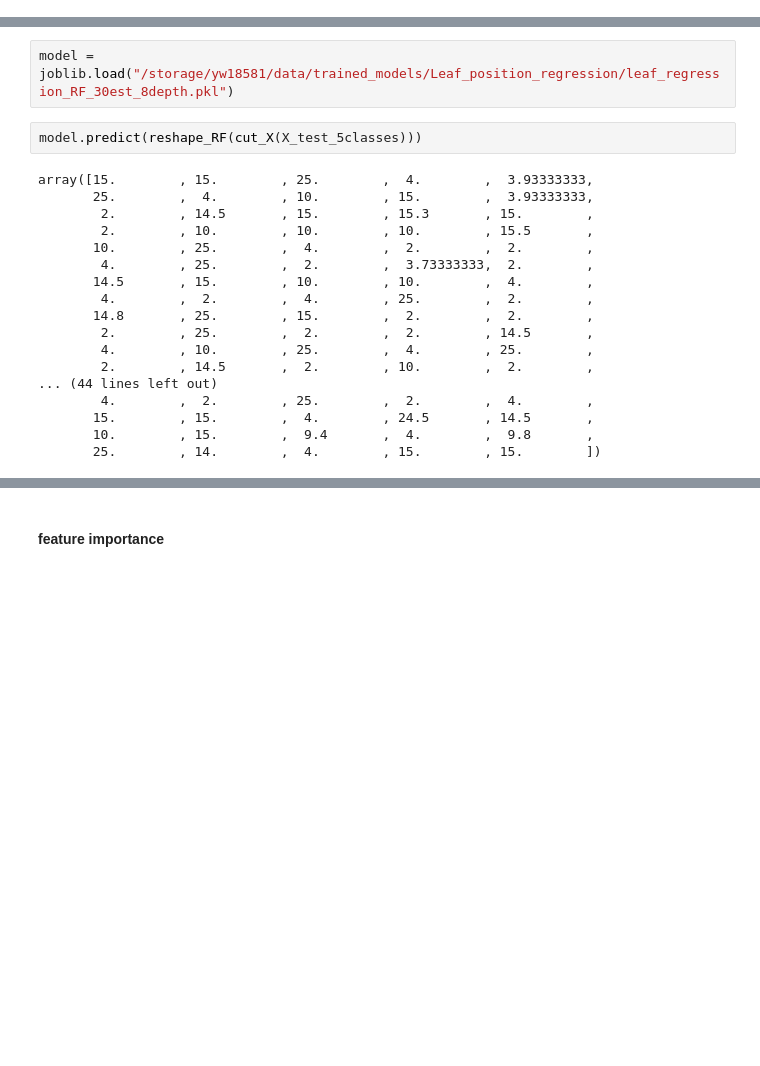
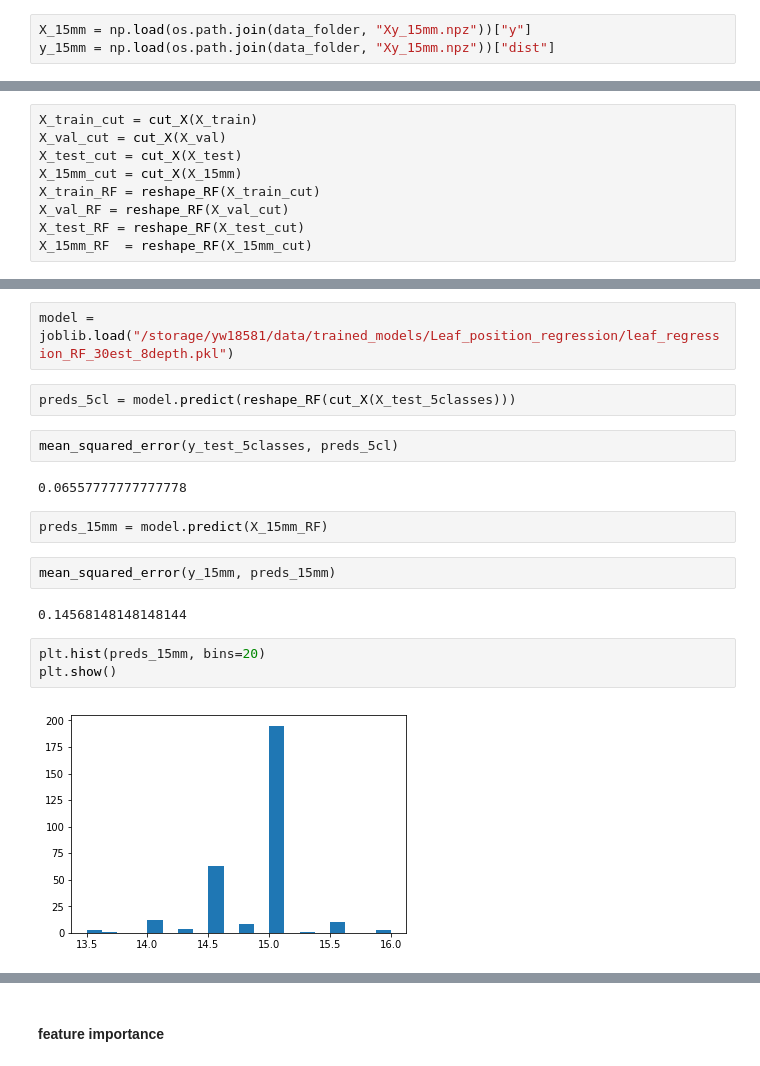
Before and after one commit to cdesio/leaf_reco, a Jupyter notebook: notebooks/Test_RF.ipynb, the cells around one changed output, grey strips where cells are left out. Cells and saved outputs as stored; diff of their text form; blank space fills up the shorter version.

Commit message:
try with random forest - predict on unseen 15mm data

```diff
--- a/notebooks/Test_RF.ipynb
+++ b/notebooks/Test_RF.ipynb
@@ -15,6 +21,9 @@ y_test = np.load(os.path.join(data_folder, 'Xy_test_dist.npz'))["dist"]
 # %%
 X_test_5classes = np.load(os.path.join(data_folder, "Xy_test_strat_dist_5classes.npz"))["y"]
 y_test_5classes = np.load(os.path.join(data_folder, "Xy_test_strat_dist_5classes.npz"))["dist"]
+# %%
+X_15mm = np.load(os.path.join(data_folder, "Xy_15mm.npz"))["y"]
+y_15mm = np.load(os.path.join(data_folder, "Xy_15mm.npz"))["dist"]
 # %% [markdown]
 #### reshape data for Random Forest
 # %%
@@ -37,3 +43,12 @@ X_test_RF = reshape_RF(X_test_cut)
+# %%
+X_train_cut = cut_X(X_train)
+X_val_cut = cut_X(X_val)
+X_test_cut = cut_X(X_test)
+X_15mm_cut = cut_X(X_15mm)
+X_train_RF = reshape_RF(X_train_cut)
+X_val_RF = reshape_RF(X_val_cut)
+X_test_RF = reshape_RF(X_test_cut)
+X_15mm_RF  = reshape_RF(X_15mm_cut)
 # %% [markdown]
 ### get all the trained models
 # %%
@@ -158,22 +173,19 @@ df.sort_values(by=["mse_gener"]).head()
 # %%
 model = joblib.load("/storage/yw18581/data/trained_models/Leaf_position_regression/leaf_regression_RF_30est_8depth.pkl")
 # %%
-model.predict(reshape_RF(cut_X(X_test_5classes)))
+preds_5cl = model.predict(reshape_RF(cut_X(X_test_5classes)))
-# %% [output]
-array([15.        , 15.        , 25.        ,  4.        ,  3.93333333,
-       25.        ,  4.        , 10.        , 15.        ,  3.93333333,
-        2.        , 14.5       , 15.        , 15.3       , 15.        ,
-        2.        , 10.        , 10.        , 10.        , 15.5       ,
-       10.        , 25.        ,  4.        ,  2.        ,  2.        ,
-        4.        , 25.        ,  2.        ,  3.73333333,  2.        ,
-       14.5       , 15.        , 10.        , 10.        ,  4.        ,
-        4.        ,  2.        ,  4.        , 25.        ,  2.        ,
-       14.8       , 25.        , 15.        ,  2.        ,  2.        ,
-        2.        , 25.        ,  2.        ,  2.        , 14.5       ,
-        4.        , 10.        , 25.        ,  4.        , 25.        ,
-        2.        , 14.5       ,  2.        , 10.        ,  2.        ,
-... (44 lines left out)
-        4.        ,  2.        , 25.        ,  2.        ,  4.        ,
-       15.        , 15.        ,  4.        , 24.5       , 14.5       ,
-       10.        , 15.        ,  9.4       ,  4.        ,  9.8       ,
-       25.        , 14.        ,  4.        , 15.        , 15.        ])
+# %%
+mean_squared_error(y_test_5classes, preds_5cl)
+# %% [output]
+0.06557777777777778
+# %%
+preds_15mm = model.predict(X_15mm_RF)
+# %%
+mean_squared_error(y_15mm, preds_15mm)
+# %% [output]
+0.14568148148148144
+# %%
+plt.hist(preds_15mm, bins=20)
+plt.show()
+# %% [output]
+[figure, added]
```
Also changed, not shown: parts of 14 cells of this notebook, 9 other files.
